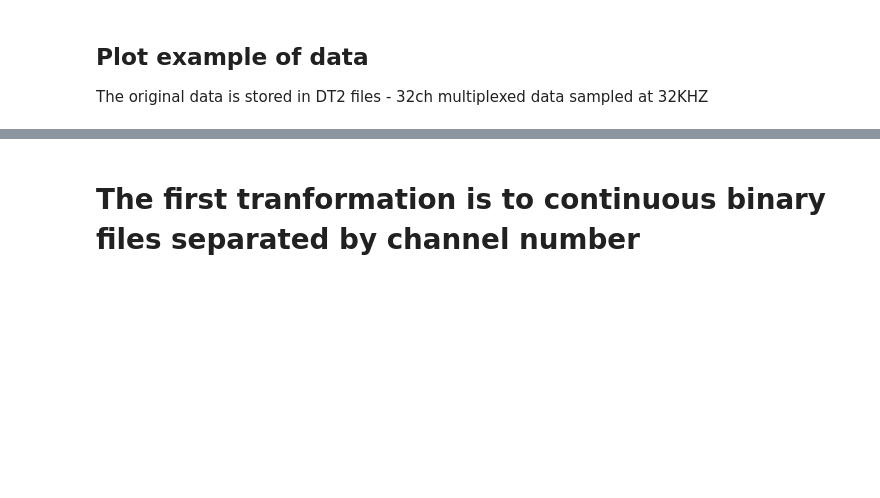
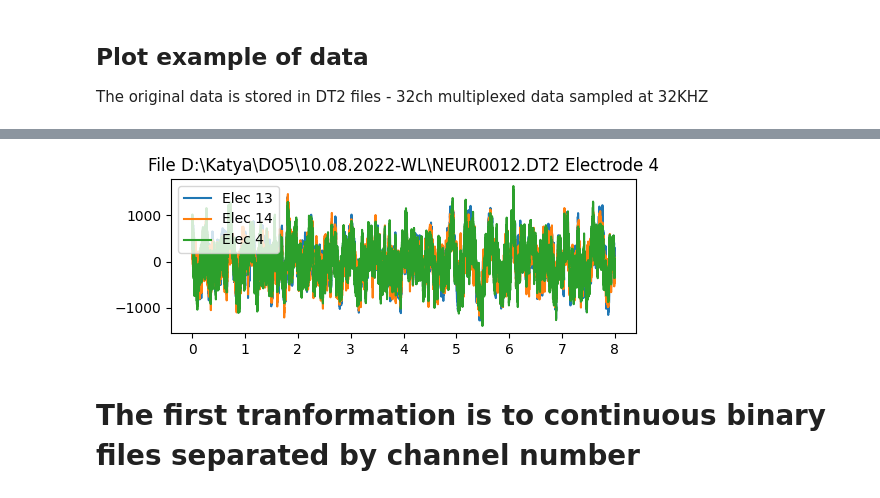
Before and after one commit to orelTahary/Preprocess, a Jupyter notebook: preprocess.ipynb, the cells around one changed output, grey strips where cells are left out. Cells and saved outputs as stored; diff of their text form; code cells hidden in the pictures; blank space fills up the shorter version.

```diff
--- a/preprocess.ipynb
+++ b/preprocess.ipynb
@@ -39,14 +39,15 @@ logger.addHandler(sh)
 # Directory holding the DT2 files
 #dataDir = '/home/orel/Data/K6/2020-03-27/WL/'
 #dataDir = "D:\\Users\\Matan\\Downloads\\preprocess files test\\"
-dataDir = '/home/ibg/src/Preprocess/DO2/'
+#dataDir = '/home/ibg/src/Preprocess/DO2/'
+dataDir = 'D:\\Katya\\DO5\\10.08.2022-WL\\'
 
 # List of the electrdoe for conversions
 #elecList = list(range(2,6))+list(range(7,22))+list(range(23,33))
-elecList = list(range(2,3))
+elecList = list(range(2,33))
 
 # List of files for conversion
-fileList = list(range(0,200))
+fileList = list(range(0,60))
 
 rangeStr = "-F{0}T{1}".format(fileList[0], fileList[-1])
 # %% [markdown]
@@ -56,8 +57,9 @@ The original data is stored in DT2 files - 32ch multiplexed data sampled at 32KH
 %matplotlib widget
 
 exTimeRange = [0, 8]
-exElecs = [2, 7, 4]
+exElecs = [13, 14, 4]
 exFile = 12
 
 fig, axes = pp.plotWireless(os.path.join(dataDir,f'NEUR{exFile:04d}.DT2'), exTimeRange, exElecs)
 fig.set_size_inches((6,2))
+# %% [output]
@@ -64,3 +67,4 @@ fig.set_size_inches((6,2))
+[figure, added]
 # %% [markdown]
 # The first tranformation is to continuous binary files separated by channel number
 # %%
```
Also changed, not shown: parts of 8 cells of this notebook.
